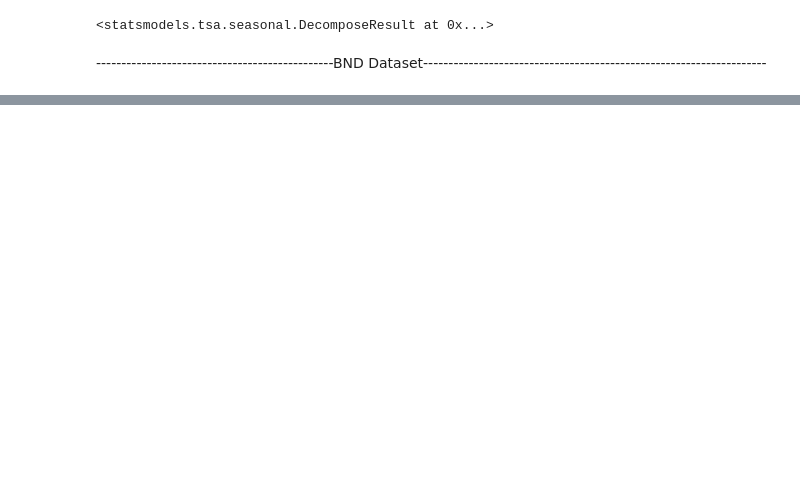
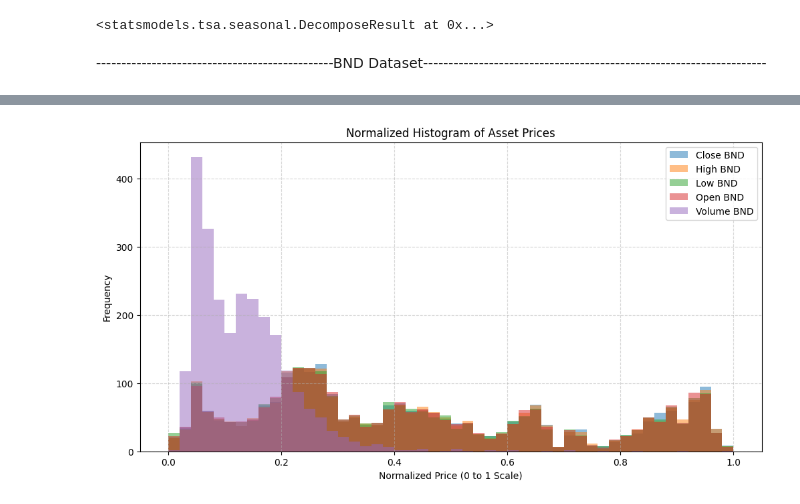
Before and after one commit to Nahom-ketsela/kaim-week-11, a Jupyter notebook: notebook/GMF_analysis.ipynb, the cells around one changed output, grey strips where cells are left out. Saved outputs shown, nothing was run; the diff lists cells and outputs as text; code cells hidden in the pictures; blank space fills up the shorter version.

```diff
--- a/notebook/GMF_analysis.ipynb
+++ b/notebook/GMF_analysis.ipynb
@@ -169,0 +224,4 @@ df_BND.head()
+# %%
+gp.plot_histogram(df_BND)
+# %% [output]
+[figure, added]
```
Also changed, not shown: parts of 13 cells of this notebook, 1 other file.
